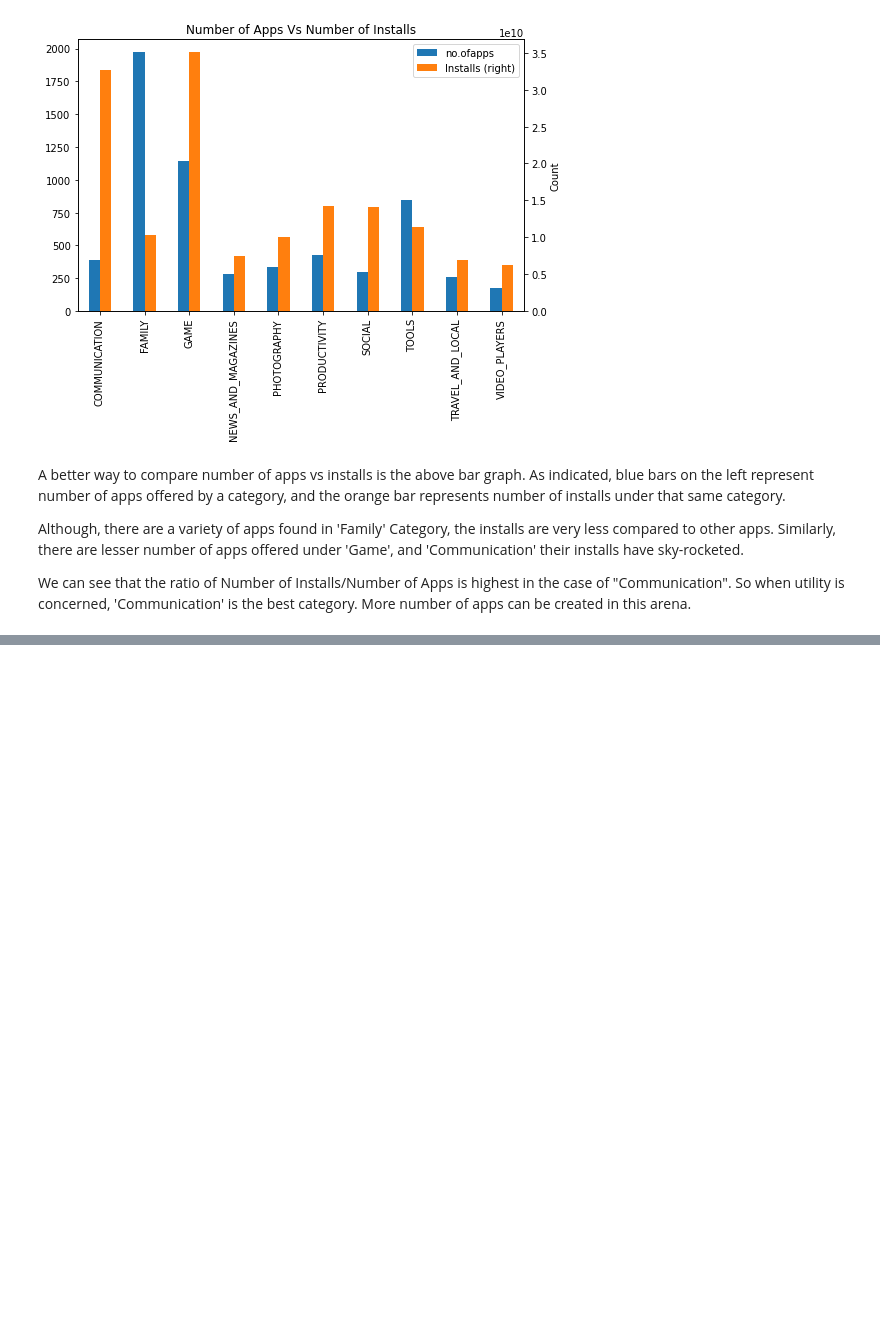
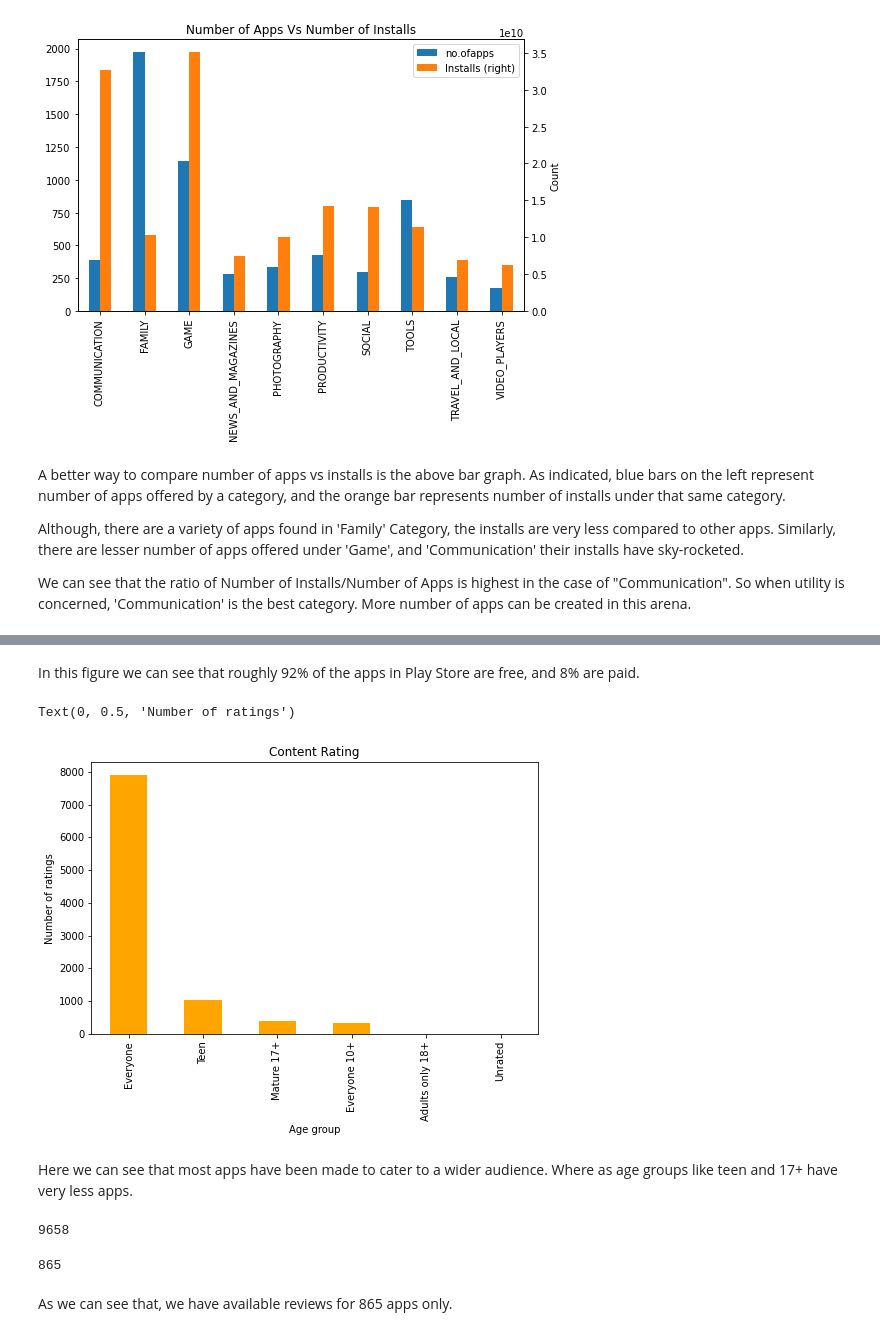
Before and after one commit to Pooja-Dalwani/PlayStoreAppReviewAnalysisEDA, a Jupyter notebook: Capstone_Project_PlayStoreAppReviewAnalysis.ipynb, the cells around one changed output, grey strips where cells are left out. Drawn from its saved outputs; the diff is of its cells as text; code cells hidden in the pictures; blank space fills up the shorter version.

```diff
--- a/Capstone_Project_PlayStoreAppReviewAnalysis.ipynb
+++ b/Capstone_Project_PlayStoreAppReviewAnalysis.ipynb
@@ -506,0 +528,23 @@ We can see that the ratio of Number of Installs/Number of Apps is highest in the
+# %% [markdown]
+In this figure we can see that roughly 92% of the apps in Play Store are free, and 8% are paid.
+# %%
+ab = temp_df['Content Rating'].value_counts()
+ab.plot(kind='bar',color = 'orange')
+plt.title('Content Rating')
+plt.xlabel('Age group')
+plt.ylabel('Number of ratings')
+# %% [output]
+Text(0, 0.5, 'Number of ratings')
+[figure, added]
+# %% [markdown]
+Here we can see that most apps have been made to cater to a wider audience. Where as age groups like teen and 17+ have very less apps.
+# %%
+temp_df['App'].nunique()
+# %% [output]
+9658
+# %%
+reviews_df['App'].nunique()
+# %% [output]
+865
+# %% [markdown]
+As we can see that, we have available reviews for 865 apps only.
```
Also changed, not shown: parts of 3 cells of this notebook.
